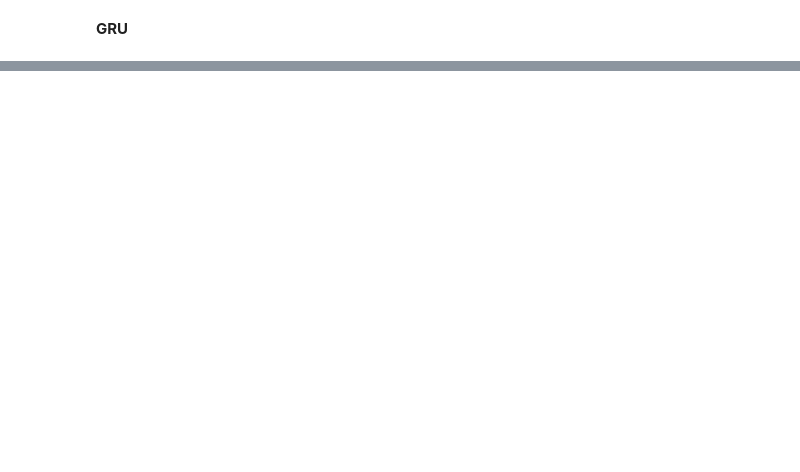
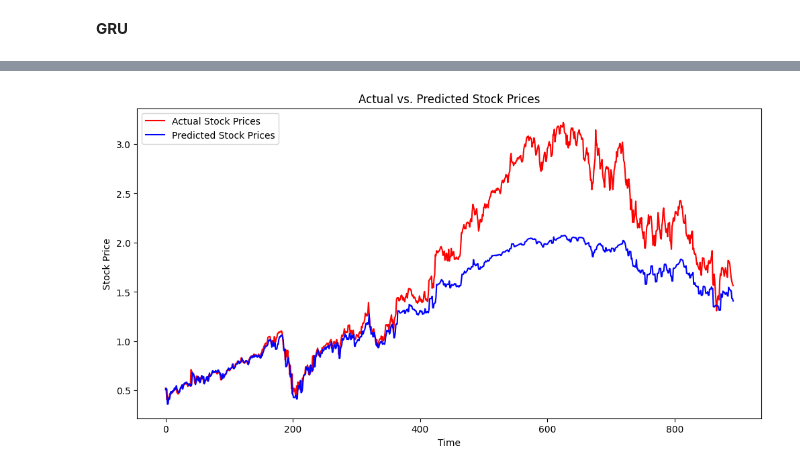
Before and after one commit to dasgauranga2/RNN-Stock-Price-Prediction, a Jupyter notebook: Assignment 3.ipynb, the cells around one changed output, grey strips where cells are left out. Drawn from its saved outputs; the diff is of its cells as text; code cells hidden in the pictures; blank space fills up the shorter version.

```diff
--- a/Assignment 3.ipynb
+++ b/Assignment 3.ipynb
@@ -392,0 +478,6 @@ evaluate(model, test_data)
+# %%
+feature_size = 5
+hidden_dim = 64
+num_layers = 2
+
+model = GRUAttention(feature_size, hidden_dim, num_layers).to(device)
@@ -392,0 +510,4 @@ evaluate(model, test_data)
+# %%
+evaluate(model, test_data)
+# %% [output]
+[figure, added]
```
Also changed, not shown: parts of 25 cells of this notebook.
